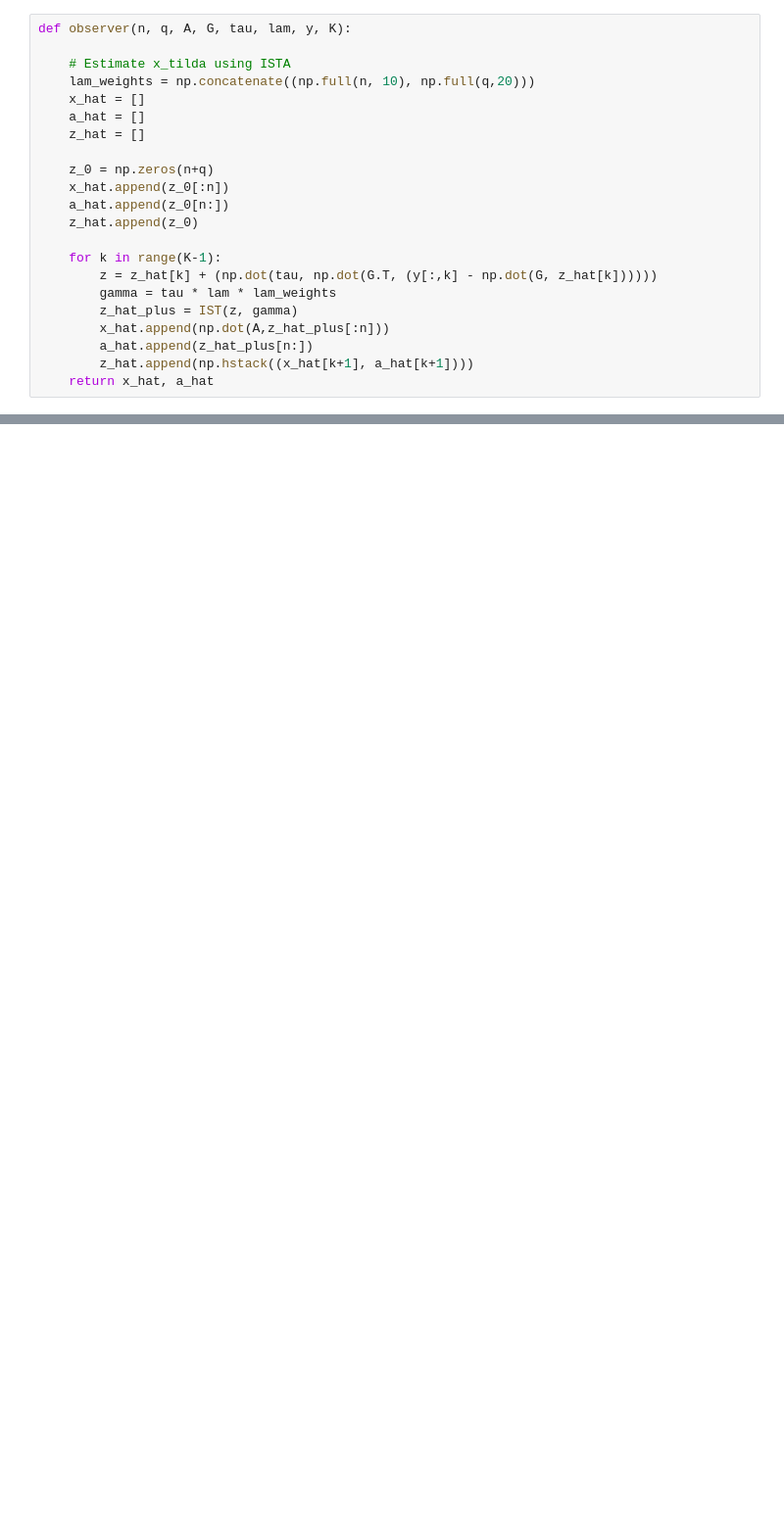
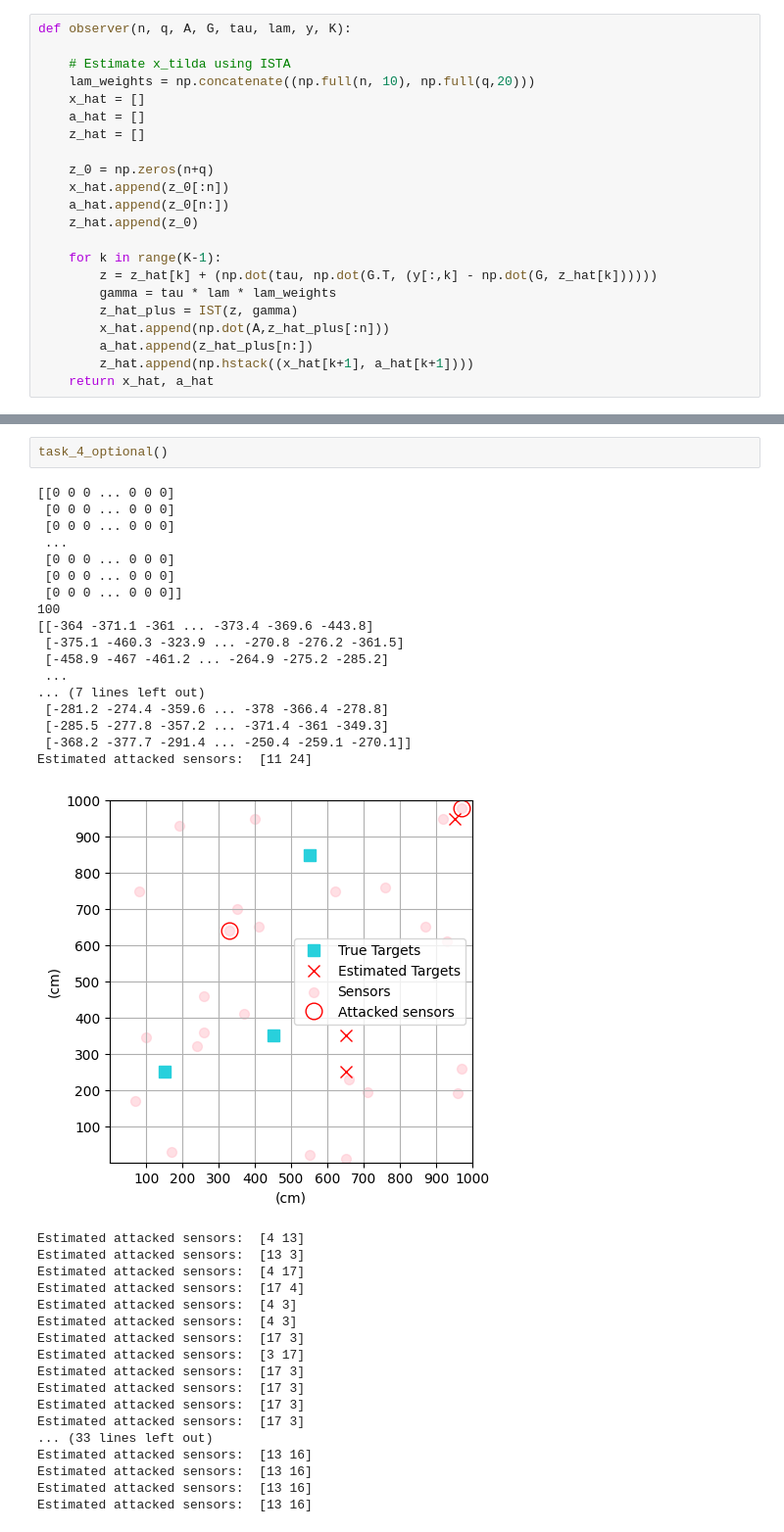
Before and after one commit to SianiEmanuele/CPS_project, a Jupyter notebook: PT1-Modeling/src/notebooks/task4.ipynb, the cells around one changed output, grey strips where cells are left out. Shown at 98% size. Saved outputs shown, nothing was run; the diff lists cells and outputs as text; blank space fills up the shorter version.

Commit message:
Optional task 4

```diff
--- a/PT1-Modeling/src/notebooks/task4.ipynb
+++ b/PT1-Modeling/src/notebooks/task4.ipynb
@@ -128,0 +278,38 @@ KeyboardInterrupt:
+# %%
+task_4_optional()
+# %% [output]
+[[0 0 0 ... 0 0 0]
+ [0 0 0 ... 0 0 0]
+ [0 0 0 ... 0 0 0]
+ ...
+ [0 0 0 ... 0 0 0]
+ [0 0 0 ... 0 0 0]
+ [0 0 0 ... 0 0 0]]
+100
+[[-364 -371.1 -361 ... -373.4 -369.6 -443.8]
+ [-375.1 -460.3 -323.9 ... -270.8 -276.2 -361.5]
+ [-458.9 -467 -461.2 ... -264.9 -275.2 -285.2]
+ ...
+... (7 lines left out)
+ [-281.2 -274.4 -359.6 ... -378 -366.4 -278.8]
+ [-285.5 -277.8 -357.2 ... -371.4 -361 -349.3]
+ [-368.2 -377.7 -291.4 ... -250.4 -259.1 -270.1]]
+Estimated attacked sensors:  [11 24]
+[figure, added]
+Estimated attacked sensors:  [4 13]
+Estimated attacked sensors:  [13 3]
+Estimated attacked sensors:  [4 17]
+Estimated attacked sensors:  [17 4]
+Estimated attacked sensors:  [4 3]
+Estimated attacked sensors:  [4 3]
+Estimated attacked sensors:  [17 3]
+Estimated attacked sensors:  [3 17]
+Estimated attacked sensors:  [17 3]
+Estimated attacked sensors:  [17 3]
+Estimated attacked sensors:  [17 3]
+Estimated attacked sensors:  [17 3]
+... (33 lines left out)
+Estimated attacked sensors:  [13 16]
+Estimated attacked sensors:  [13 16]
+Estimated attacked sensors:  [13 16]
+Estimated attacked sensors:  [13 16]
```
Also changed, not shown: parts of 4 cells of this notebook, 1 other file.
